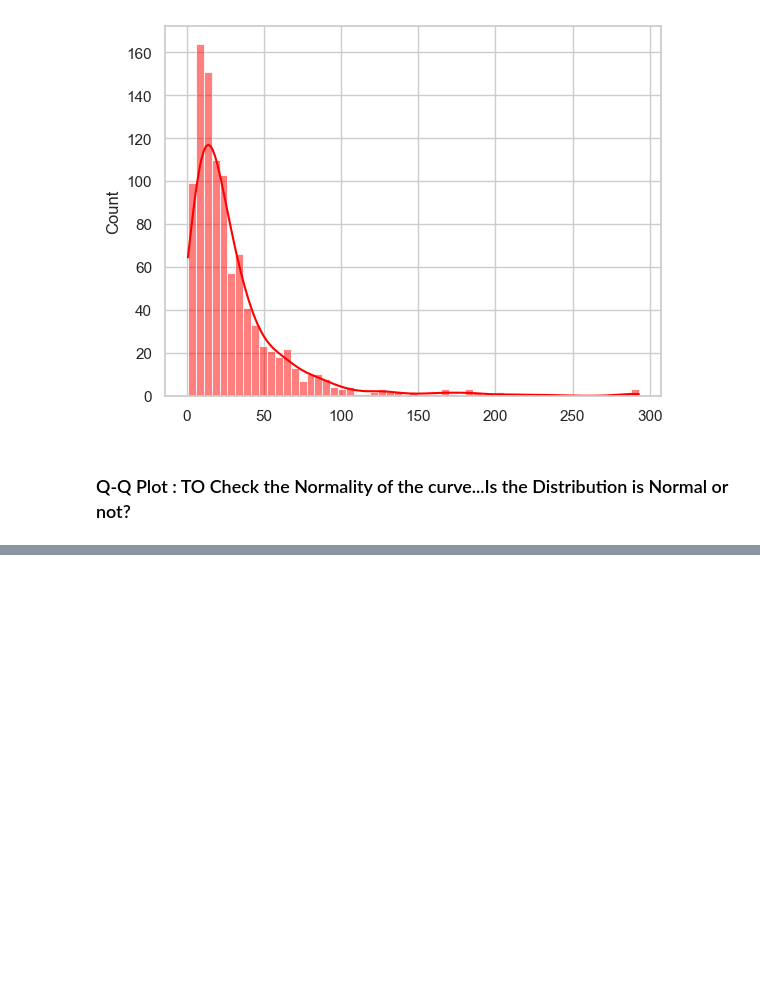
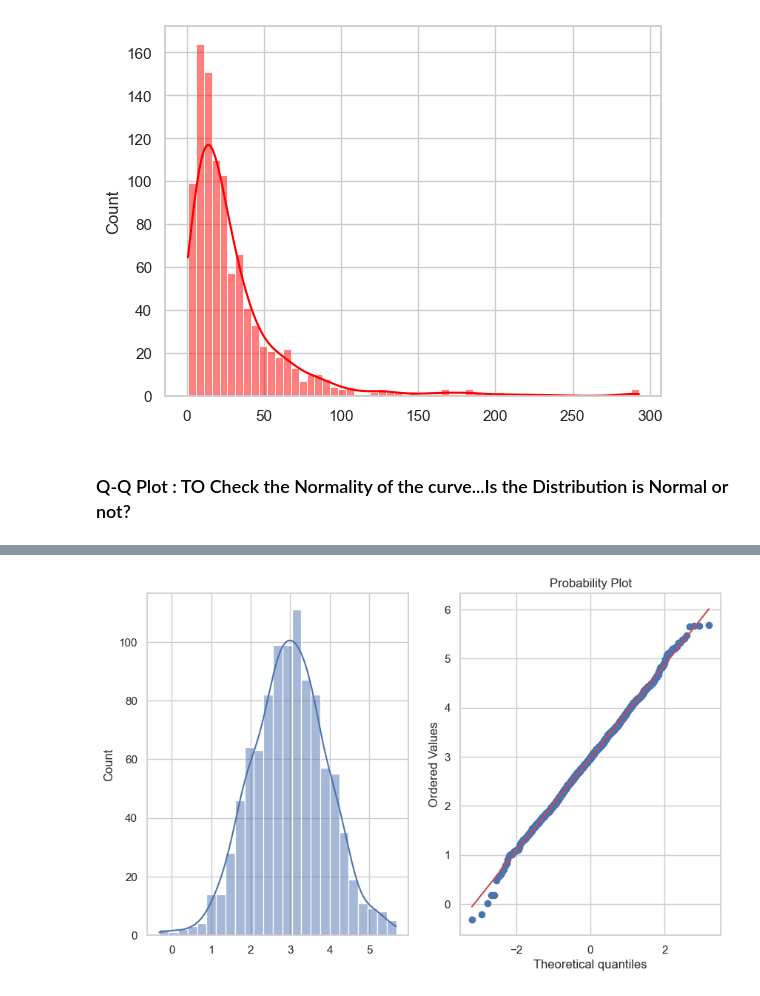
Before and after one commit to rashmiKumari03/Statistics_practical_FSDM_rev, a Jupyter notebook: Statistics_Practical_.ipynb, the cells around one changed output, grey strips where cells are left out. Cells and saved outputs as stored; diff of their text form; code cells hidden in the pictures; blank space fills up the shorter version.

```diff
--- a/Statistics_Practical_.ipynb
+++ b/Statistics_Practical_.ipynb
@@ -1311,0 +1330,4 @@ def plot_data(sample):
+# %%
+plot_data(np.log(log_nomm_data))   # This is Normally Distributed.
+# %% [output]
+[figure, added]
```
Also changed, not shown: parts of 51 cells of this notebook, 2 other files.
